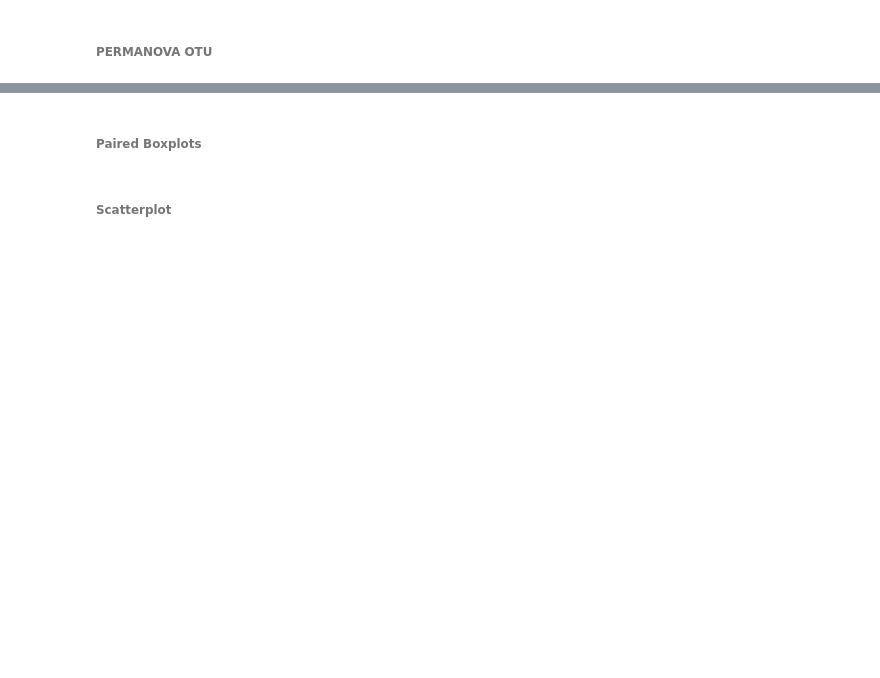
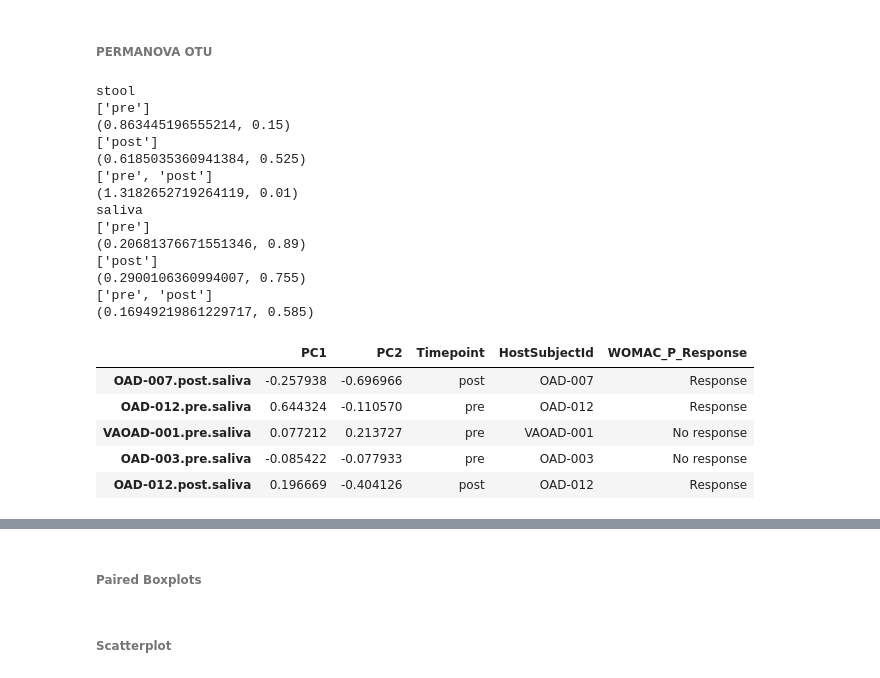
Before and after one commit to kbpi314/oa, a Jupyter notebook: code/oa_v4.ipynb, the cells around one changed output, grey strips where cells are left out. Cells and saved outputs as stored; diff of their text form; code cells hidden in the pictures; blank space fills up the shorter version.

```diff
--- a/code/oa_v4.ipynb
+++ b/code/oa_v4.ipynb
@@ -2782,7 +2895,7 @@ df_merge.head()
 # %% [markdown]
 ###### PERMANOVA OTU ######
 # %%
-# PERMANOVA OTU
+# (C) PERMANOVA OTU
 # this is testing resp vs non resp at pre and post time points only, NOT the paired change in beta post-pre
 # this takes care of
 '''
@@ -2816,38 +2929,63 @@ for g in ['stool', 'saliva']:
         # drop NA in pain response
         df_map_sub = df_map_sub.dropna(subset='WOMAC_pain')
 
+        # get correct index
+        df_map_sub = df_map_sub.set_index('Together')
+        df_map_sub.index = df_map_sub.index.map(lambda x: x.split('.guma')[0])
+
         # find overlapping samples between df_raw and df_map_sub
         keep = list(set(df_map_sub.index.values).intersection(set(df_raw.index.values)))
 
         # get dx
         df_map_sub = df_map_sub.loc[keep,:]
         dx = df_map_sub['WOMAC_P_Response'].values
 
         # subest dm
         df = df_raw.loc[keep,keep]
 
         # takes in distance matrix
-        print(permanova_oneway(df, levels=[0 if x == 'No response' else 1 for x in dx]))
+        print(labtools.statistics.permanova_oneway(df, levels=[0 if x == 'No response' else 1 for x in dx]))
 
         from sklearn.manifold import MDS
 
         mds = MDS(n_components=2, dissimilarity='precomputed')
         coordinates = mds.fit_transform(df)
 
         df_pca = pd.DataFrame(coordinates, columns=['PC1','PC2'], index=df.index.unique())
         df_pca['Timepoint'] = dx
 
         df_merge = pd.concat([df_pca.drop('Timepoint',axis=1), df_map_sub],axis=1)
         df_merge = df_merge[['PC1','PC2','Timepoint','HostSubjectId','WOMAC_P_Response']]
 
         # save
         if len(t) == 1:
             df_merge.to_csv(path + 'outputs/Qiime2_' + g + '_adh_' + t[0] + '/pcoa.tsv', sep='\t')
         else:
             df_merge.to_csv(path + 'outputs/Qiime2_' + g + '_adh' + '/pcoa.tsv', sep='\t')
 
 
 df_merge.head()
+# %% [output]
+stool
+['pre']
+(0.863445196555214, 0.15)
+['post']
+(0.6185035360941384, 0.525)
+['pre', 'post']
+(1.3182652719264119, 0.01)
+saliva
+['pre']
+(0.20681376671551346, 0.89)
+['post']
+(0.2900106360994007, 0.755)
+['pre', 'post']
+(0.16949219861229717, 0.585)
+|  | PC1 | PC2 | Timepoint | HostSubjectId | WOMAC_P_Response |
+| OAD-007.post.saliva | -0.257938 | -0.696966 | post | OAD-007 | Response |
+| OAD-012.pre.saliva | 0.644324 | -0.110570 | pre | OAD-012 | Response |
+| VAOAD-001.pre.saliva | 0.077212 | 0.213727 | pre | VAOAD-001 | No response |
+| OAD-003.pre.saliva | -0.085422 | -0.077933 | pre | OAD-003 | No response |
+| OAD-012.post.saliva | 0.196669 | -0.404126 | post | OAD-012 | Response |
 # %%
 # PERMANOVA OTU
 # this is testing resp vs non resp at pre and post time points only, NOT the paired change in beta post-pre
```
Also changed, not shown: parts of 36 cells of this notebook, 1 other file.
